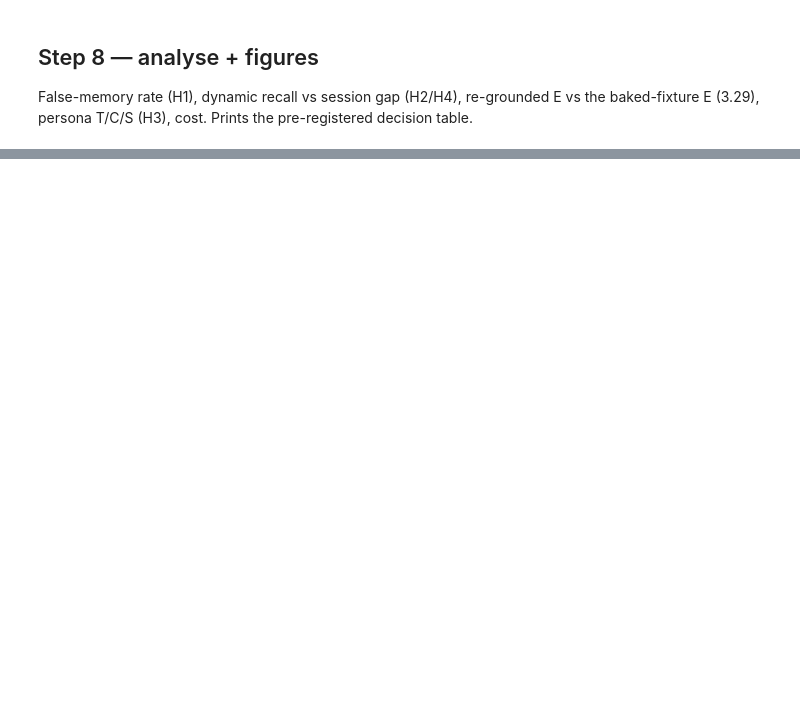
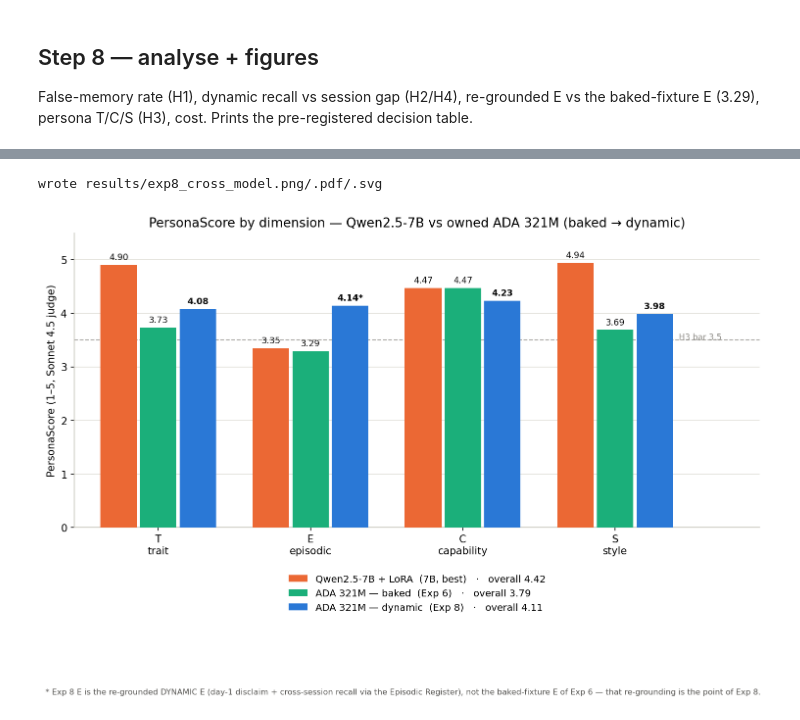
Before and after one commit to JustForCodin/Centaurian_Architecture_Implementation, a Jupyter notebook: CA_Experiment_8/CA_Experiment8_Colab.ipynb, the cells around one changed output, grey strips where cells are left out. Saved outputs shown, nothing was run; the diff lists cells and outputs as text; code cells hidden in the pictures; blank space fills up the shorter version.

```diff
--- a/CA_Experiment_8/CA_Experiment8_Colab.ipynb
+++ b/CA_Experiment_8/CA_Experiment8_Colab.ipynb
@@ -210,0 +410,55 @@ print(json.dumps(out['decision'], indent=2))
+# %%
+import json, numpy as np, matplotlib
+matplotlib.use('Agg')
+import matplotlib.pyplot as plt
+from IPython.display import Image, display
+
+# Cross-experiment PersonaScore comparison — SAME T/E/C/S harness + Sonnet 4.5 judge.
+# Reference numbers from committed reports (indicative, not a controlled head-to-head:
+# Exp 1-2 use the Aria therapy persona, Exp 6/8 use the terse ADA persona).
+QWEN_LORA = {'T': 4.90, 'E': 3.35, 'C': 4.47, 'S': 4.94}   # Exp 2-C: best Qwen2.5-7B (LoRA-10K, RAG on E)
+ADA_BAKED = {'T': 3.73, 'E': 3.29, 'C': 4.47, 'S': 3.69}   # Exp 6 R0: 321M, baked-fixture E
+out = json.load(open('results/analysis_data.json'))         # Exp 8 (this run), D1
+_p = out['persona']['D1']['per_dimension']
+ADA_DYN = {'T': _p['T'], 'E': out['episodic_E']['D1']['overall_E'], 'C': _p['C'], 'S': _p['S']}
+
+DIMS = ['T', 'E', 'C', 'S']
+DIMLBL = ['T\ntrait', 'E\nepisodic', 'C\ncapability', 'S\nstyle']
+def _ov(d): return round(sum(d.values()) / 4, 2)
+SYS = [('Qwen2.5-7B + LoRA  (7B, best)', QWEN_LORA, '#eb6834'),
+       ('ADA 321M — baked  (Exp 6)',      ADA_BAKED, '#1baf7a'),
+       ('ADA 321M — dynamic  (Exp 8)',    ADA_DYN,   '#2a78d6')]
+
+fig, ax = plt.subplots(figsize=(10, 5.8))
+x = np.arange(len(DIMS)); w = 0.26
+for i, (name, d, col) in enumerate(SYS):
+    vals = [d[k] for k in DIMS]
+    bars = ax.bar(x + (i - 1) * w, vals, w * 0.92, color=col, zorder=3,
+                  label=f'{name}   ·   overall {_ov(d):.2f}')
+    for b, v, k in zip(bars, vals, DIMS):
+        mark = '*' if (i == 2 and k == 'E') else ''
+        ax.text(b.get_x() + b.get_width() / 2, v + 0.06, f'{v:.2f}{mark}', ha='center',
+                va='bottom', fontsize=8.5, color='#0b0b0b', fontweight='bold' if i == 2 else 'normal')
+ax.set_xticks(x); ax.set_xticklabels(DIMLBL, fontsize=10)
+ax.set_ylim(0, 5.5); ax.set_yticks([0, 1, 2, 3, 4, 5]); ax.set_xlim(-0.55, 3.95)
+ax.set_ylabel('PersonaScore (1–5, Sonnet 4.5 judge)')
+ax.axhline(3.5, color='#898781', ls='--', lw=1, alpha=0.7, zorder=1)
+ax.text(3.42, 3.55, 'H3 bar 3.5', fontsize=8, color='#898781', ha='left', va='center')
+ax.set_title('PersonaScore by dimension — Qwen2.5-7B vs owned ADA 321M (baked → dynamic)', fontsize=12.5)
+ax.legend(loc='upper center', bbox_to_anchor=(0.5, -0.13), ncol=1, fontsize=9.5, frameon=False)
+ax.grid(axis='y', color='#e1e0d9', lw=0.8, zorder=0); ax.set_axisbelow(True)
+for s in ('top', 'right'): ax.spines[s].set_visible(False)
+ax.spines['left'].set_color('#c3c2b7'); ax.spines['bottom'].set_color('#c3c2b7')
+fig.text(0.5, -0.145,
+         '* Exp 8 E is the re-grounded DYNAMIC E (day-1 disclaim + cross-session recall via the Episodic '
+         'Register), not the baked-fixture E of Exp 6 — that re-grounding is the point of Exp 8.',
+         ha='center', fontsize=7.8, color='#52514e')
+plt.tight_layout()
+for ext in ('png', 'pdf', 'svg'):
+    fig.savefig(f'results/exp8_cross_model.{ext}', bbox_inches='tight', dpi=150)
+plt.close(fig)
+print('wrote results/exp8_cross_model.png/.pdf/.svg')
+display(Image('results/exp8_cross_model.png'))
+# %% [output]
+wrote results/exp8_cross_model.png/.pdf/.svg
+[figure, added]
```
Also changed, not shown: parts of 19 cells of this notebook, 52 other files.
